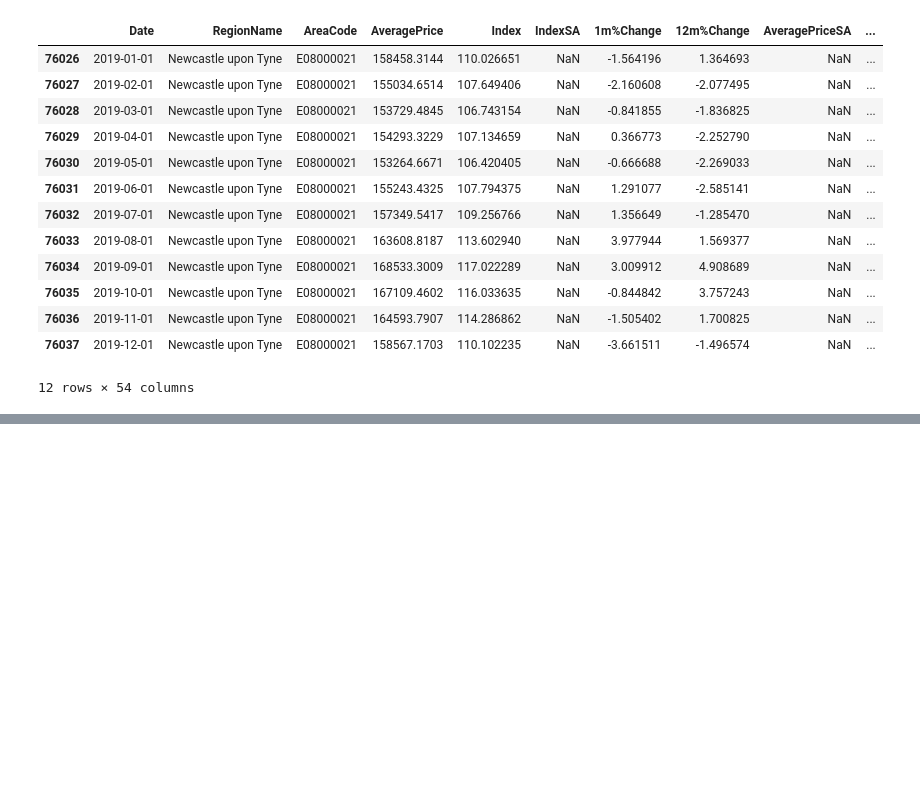
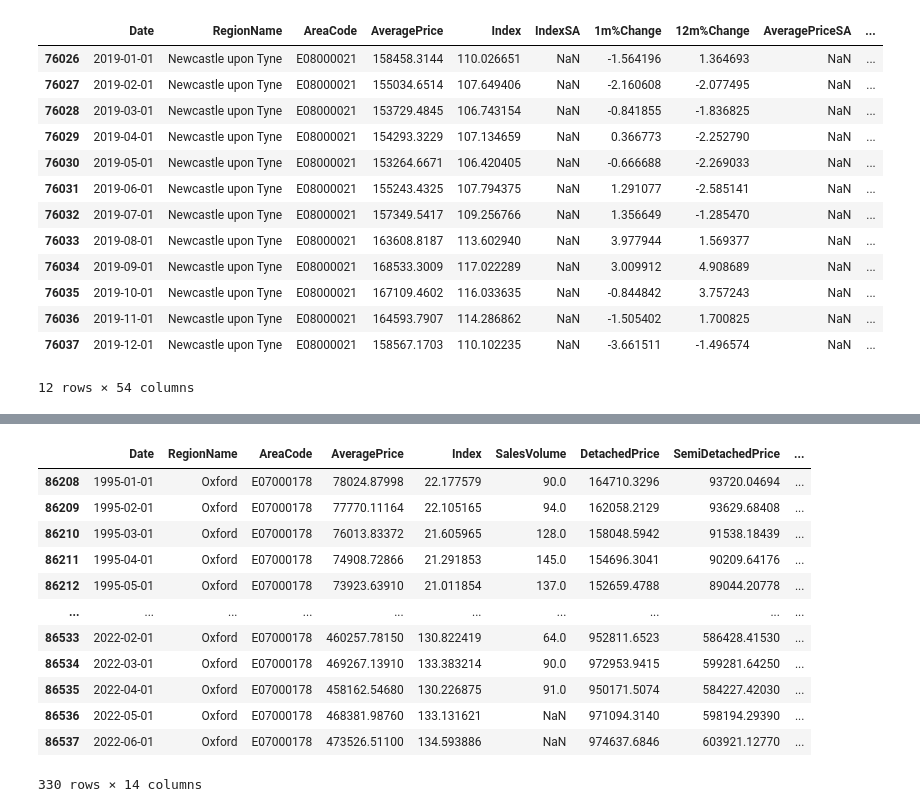
Before and after one commit to rizdiaprilian/MLOps_Zoomcamp, a Jupyter notebook: UK_house_price/EDA and Forecasting.ipynb, the cells around one changed output, grey strips where cells are left out. Drawn from its saved outputs; the diff is of its cells as text; code cells hidden in the pictures; blank space fills up the shorter version.

```diff
--- a/UK_house_price/EDA and Forecasting.ipynb
+++ b/UK_house_price/EDA and Forecasting.ipynb
@@ -567,3 +567,6 @@ hpi_newcastle.loc[hpi_newcastle['Date'].between('2018-12-31','2019-12-31', inclu
 | 76036 | 2019-11-01 | Newcastle upon Tyne | E08000021 | 164593.7907 | 114.286862 | NaN | -1.505402 | 1.700825 | NaN | ... |
 | 76037 | 2019-12-01 | Newcastle upon Tyne | E08000021 | 158567.1703 | 110.102235 | NaN | -3.661511 | -1.496574 | NaN | ... |
 12 rows × 54 columns
+# %%
+df_hpi_full['Date'] = pd.to_datetime(df_hpi_full['Date']).dt.strftime('%Y-%d-%m')
+df_hpi_full[df_hpi_full['Date'].str[:4].isin(['1995'])].head()
@@ -569,0 +581,17 @@ hpi_newcastle.loc[hpi_newcastle['Date'].between('2018-12-31','2019-12-31', inclu
+# %%
+removed_cols = ['IndexSA', 'AveragePriceSA',
+       'DetachedIndex', 'Detached1m%Change', 'Detached12m%Change',
+       'SemiDetachedIndex', 'SemiDetached1m%Change', 'SemiDetached12m%Change',
+       'TerracedIndex', 'Terraced1m%Change', 'Terraced12m%Change',
+       'FlatIndex', 'Flat1m%Change', 'Flat12m%Change',
+       'CashIndex', 'Cash1m%Change', 'Cash12m%Change', 'CashSalesVolume',
+       'MortgageIndex', 'Mortgage1m%Change', 'Mortgage12m%Change', 'MortgageSalesVolume',
+       'FTBPrice', 'FTBIndex', 'FTB1m%Change', 'FTB12m%Change',
+       'FOOPrice', 'FOOIndex', 'FOO1m%Change', 'FOO12m%Change',
+       'NewIndex', 'New1m%Change', 'New12m%Change', 'NewSalesVolume',
+       'OldIndex', 'Old1m%Change', 'Old12m%Change', 'OldSalesVolume']
+
+def remove_columns(dataset,cols):
+    return dataset.drop(cols, axis=1)
+
+df_hpi_full = remove_columns(df_hpi_full, removed_cols)
@@ -569,0 +607,2 @@ hpi_newcastle.loc[hpi_newcastle['Date'].between('2018-12-31','2019-12-31', inclu
+# %%
+df_hpi_full = remove_columns(df_hpi_full, ['1m%Change','12m%Change'])
@@ -569,0 +618,16 @@ hpi_newcastle.loc[hpi_newcastle['Date'].between('2018-12-31','2019-12-31', inclu
+# %%
+df_hpi_full[df_hpi_full['RegionName'] == 'Oxford']
+# %% [output]
+|  | Date | RegionName | AreaCode | AveragePrice | Index | SalesVolume | DetachedPrice | SemiDetachedPrice | ... |
+| 86208 | 1995-01-01 | Oxford | E07000178 | 78024.87998 | 22.177579 | 90.0 | 164710.3296 | 93720.04694 | ... |
+| 86209 | 1995-02-01 | Oxford | E07000178 | 77770.11164 | 22.105165 | 94.0 | 162058.2129 | 93629.68408 | ... |
+| 86210 | 1995-03-01 | Oxford | E07000178 | 76013.83372 | 21.605965 | 128.0 | 158048.5942 | 91538.18439 | ... |
+| 86211 | 1995-04-01 | Oxford | E07000178 | 74908.72866 | 21.291853 | 145.0 | 154696.3041 | 90209.64176 | ... |
+| 86212 | 1995-05-01 | Oxford | E07000178 | 73923.63910 | 21.011854 | 137.0 | 152659.4788 | 89044.20778 | ... |
+| ... | ... | ... | ... | ... | ... | ... | ... | ... | ... |
+| 86533 | 2022-02-01 | Oxford | E07000178 | 460257.78150 | 130.822419 | 64.0 | 952811.6523 | 586428.41530 | ... |
+| 86534 | 2022-03-01 | Oxford | E07000178 | 469267.13910 | 133.383214 | 90.0 | 972953.9415 | 599281.64250 | ... |
+| 86535 | 2022-04-01 | Oxford | E07000178 | 458162.54680 | 130.226875 | 91.0 | 950171.5074 | 584227.42030 | ... |
+| 86536 | 2022-05-01 | Oxford | E07000178 | 468381.98760 | 133.131621 | NaN | 971094.3140 | 598194.29390 | ... |
+| 86537 | 2022-06-01 | Oxford | E07000178 | 473526.51100 | 134.593886 | NaN | 974637.6846 | 603921.12770 | ... |
+330 rows × 14 columns
```
Also changed, not shown: parts of 5 cells of this notebook, 8 other files.
